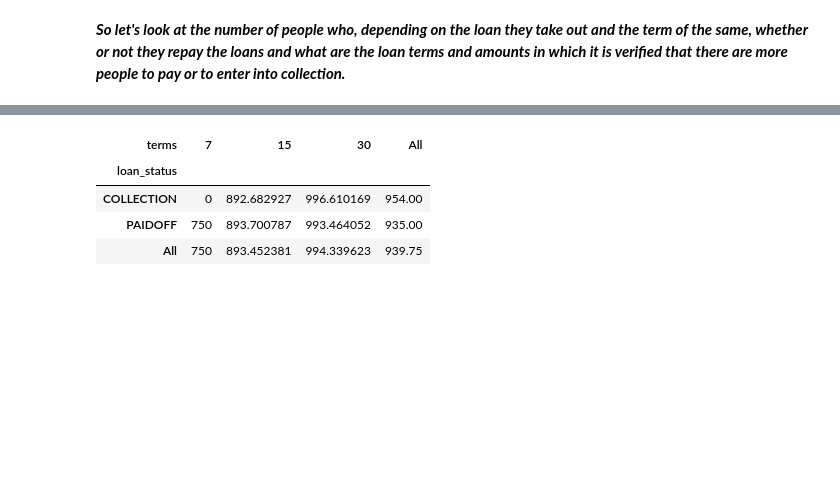
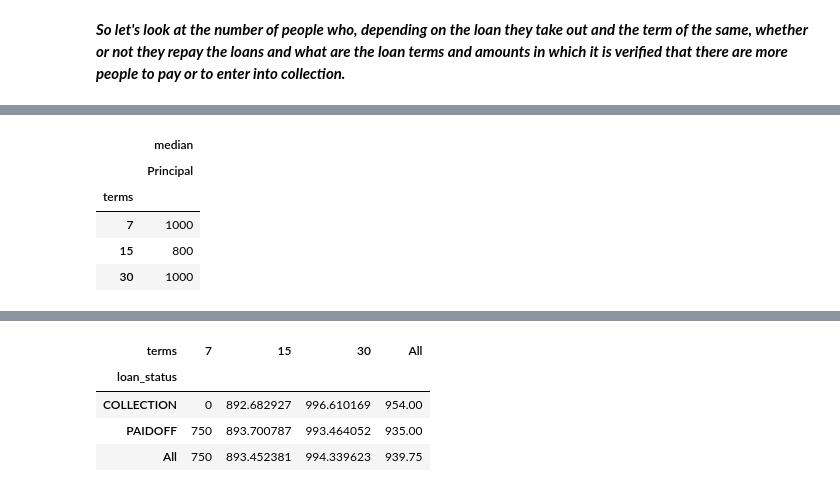
Before and after one commit to ThatPoter/Bank-Loan-Classifier, a Jupyter notebook: LoansStatusClassification(v1).ipynb, the cells around one changed output, grey strips where cells are left out. Cells and saved outputs as stored; diff of their text form; code cells hidden in the pictures; blank space fills up the shorter version.

```diff
--- a/LoansStatusClassification(v1).ipynb
+++ b/LoansStatusClassification(v1).ipynb
@@ -268,0 +263,10 @@ df[["terms", "Principal"]].groupby(["terms"], as_index=False).mean()
+# %%
+#
+df.pivot_table(values="Principal", index="terms", aggfunc=[np.median])
+# %% [output]
+|  | median |
+|  | Principal |
+| terms |  |
+| 7 | 1000 |
+| 15 | 800 |
+| 30 | 1000 |
```
Also changed, not shown: parts of 13 cells of this notebook.
